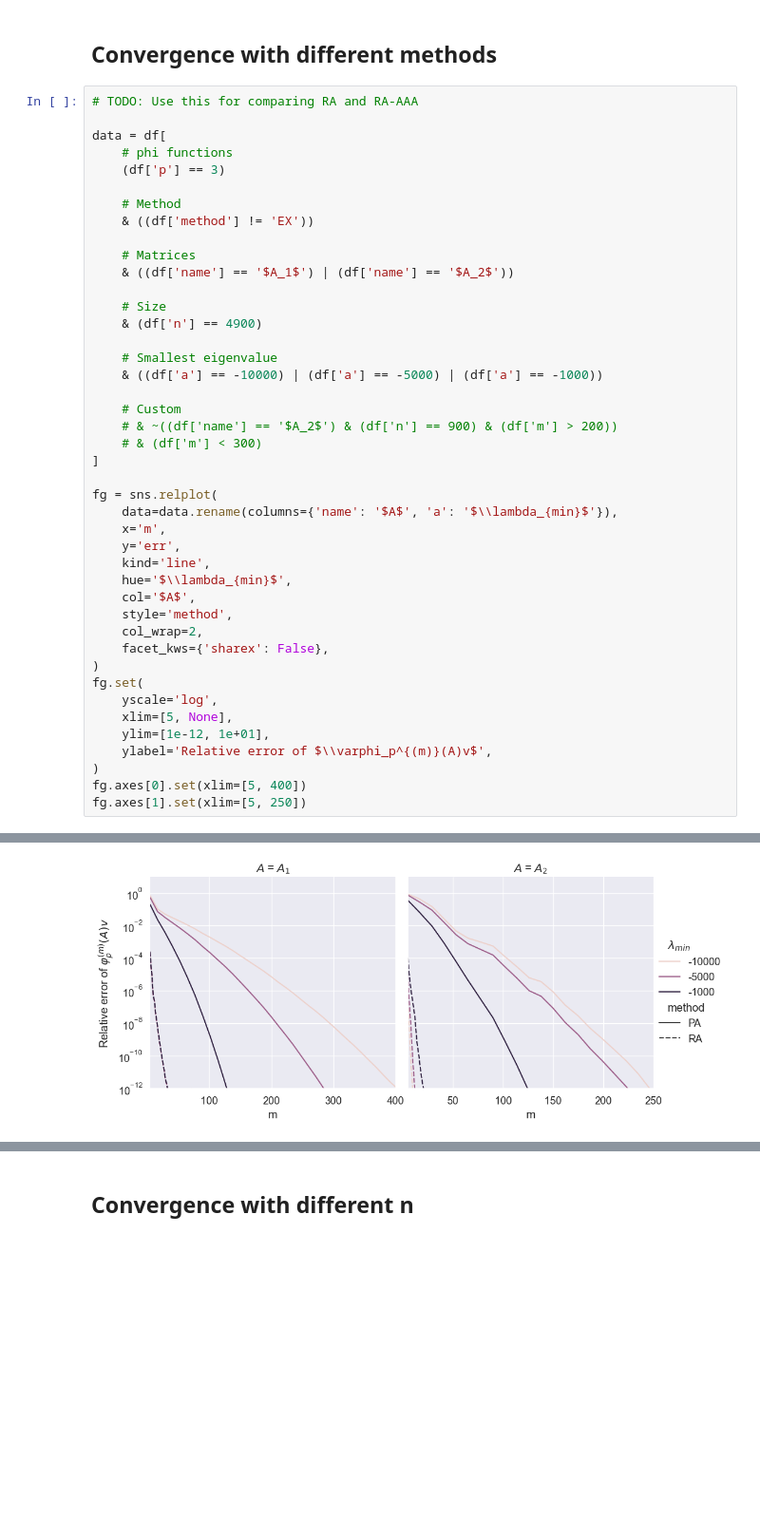
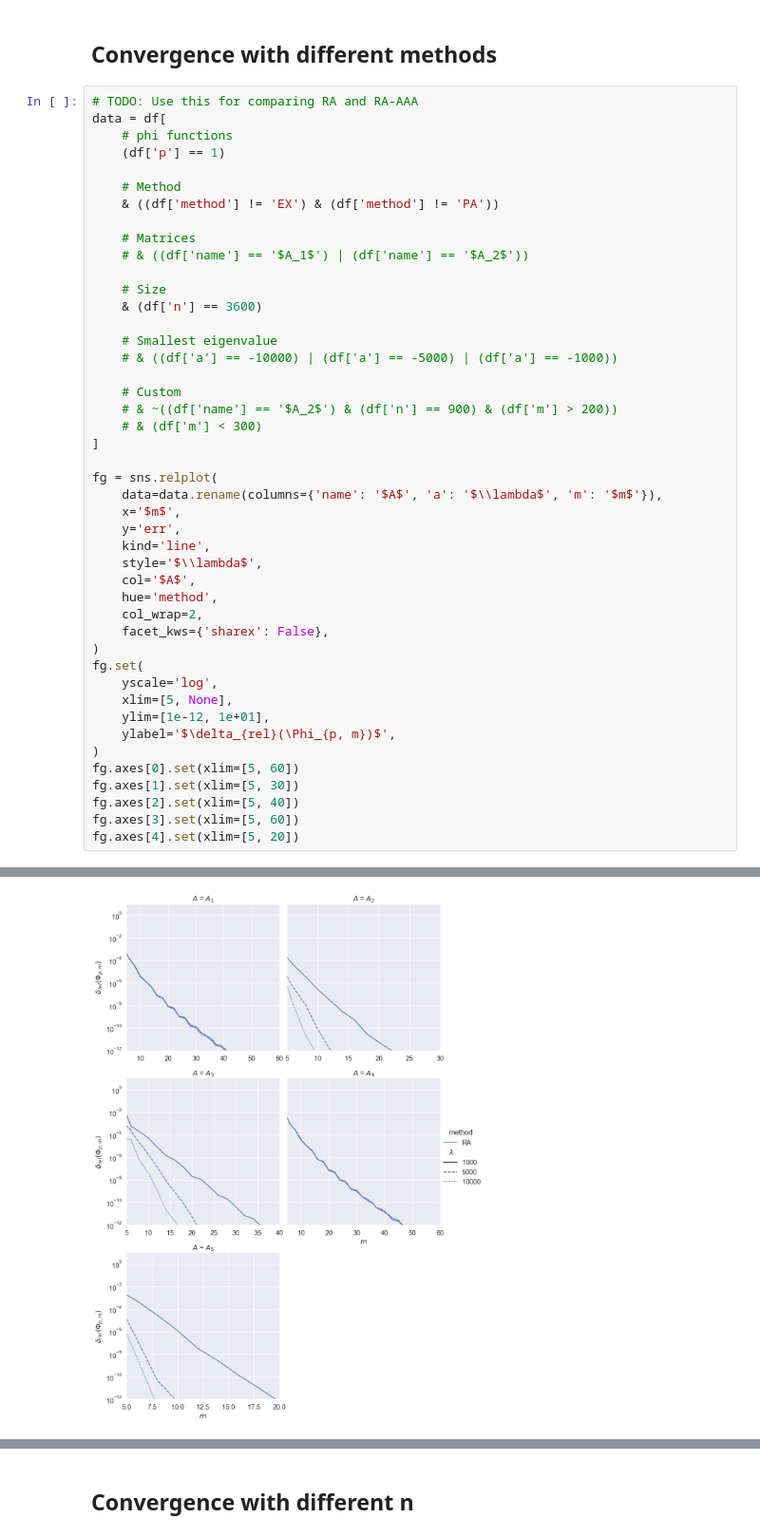
Before and after one commit to sprmsv/KAMF, a Jupyter notebook: experiments.ipynb, the cells around one changed output, grey strips where cells are left out. Shown at 95% size. Cells and saved outputs as stored; diff of their text form; blank space fills up the shorter version.

```diff
--- a/experiments.ipynb
+++ b/experiments.ipynb
@@ -306,22 +400,21 @@ fg.axes[1].set(xlim=[5, 600]);
 ## Convergence with different methods
 # %%
 # TODO: Use this for comparing RA and RA-AAA
-
 data = df[
     # phi functions
-    (df['p'] == 3)
+    (df['p'] == 1)
 
     # Method
-    & ((df['method'] != 'EX'))
+    & ((df['method'] != 'EX') & (df['method'] != 'PA'))
 
     # Matrices
-    & ((df['name'] == '$A_1$') | (df['name'] == '$A_2$'))
+    # & ((df['name'] == '$A_1$') | (df['name'] == '$A_2$'))
 
     # Size
-    & (df['n'] == 4900)
+    & (df['n'] == 3600)
 
     # Smallest eigenvalue
-    & ((df['a'] == -10000) | (df['a'] == -5000) | (df['a'] == -1000))
+    # & ((df['a'] == -10000) | (df['a'] == -5000) | (df['a'] == -1000))
 
     # Custom
     # & ~((df['name'] == '$A_2$') & (df['n'] == 900) & (df['m'] > 200))
@@ -329,13 +422,13 @@ data = df[
 ]
 
 fg = sns.relplot(
-    data=data.rename(columns={'name': '$A$', 'a': '$\\lambda_{min}$'}),
-    x='m',
+    data=data.rename(columns={'name': '$A$', 'a': '$\\lambda$', 'm': '$m$'}),
+    x='$m$',
     y='err',
     kind='line',
-    hue='$\\lambda_{min}$',
+    style='$\\lambda$',
     col='$A$',
-    style='method',
+    hue='method',
     col_wrap=2,
     facet_kws={'sharex': False},
 )
@@ -343,8 +436,11 @@ fg.set(
     yscale='log',
     xlim=[5, None],
     ylim=[1e-12, 1e+01],
-    ylabel='Relative error of $\\varphi_p^{(m)}(A)v$',
+    ylabel='$\delta_{rel}(\Phi_{p, m})$',
 )
-fg.axes[0].set(xlim=[5, 400])
-fg.axes[1].set(xlim=[5, 250])
+fg.axes[0].set(xlim=[5, 60])
+fg.axes[1].set(xlim=[5, 30])
+fg.axes[2].set(xlim=[5, 40])
+fg.axes[3].set(xlim=[5, 60])
+fg.axes[4].set(xlim=[5, 20])
 # %% [output]
@@ -352 +448 @@ fg.axes[1].set(xlim=[5, 250])
-[figure, old version]
+[figure, new version]
```
Also changed, not shown: parts of 24 cells of this notebook, 17 other files.
